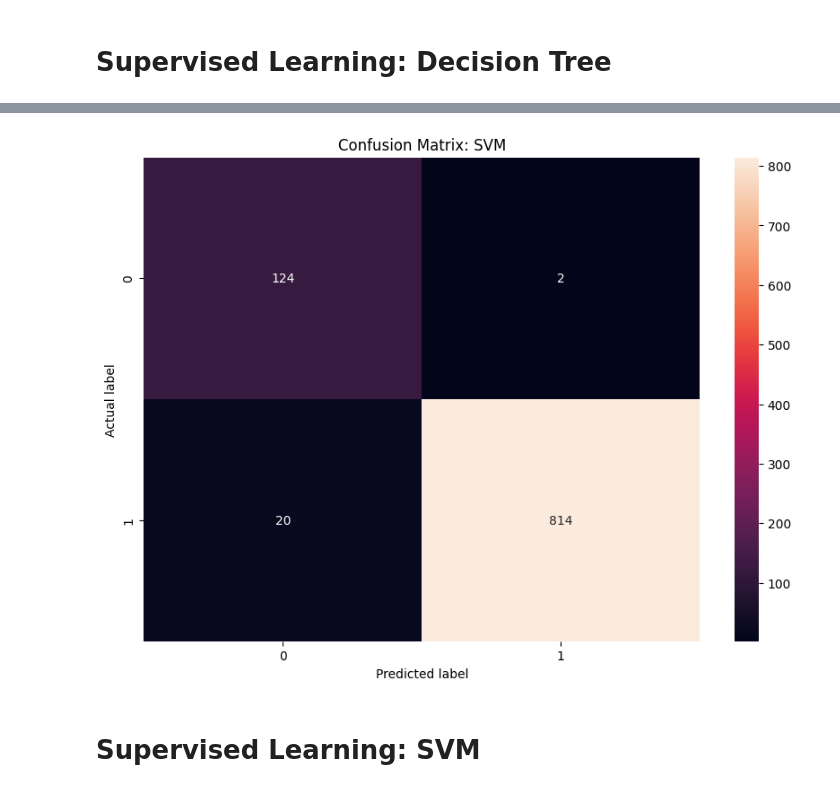
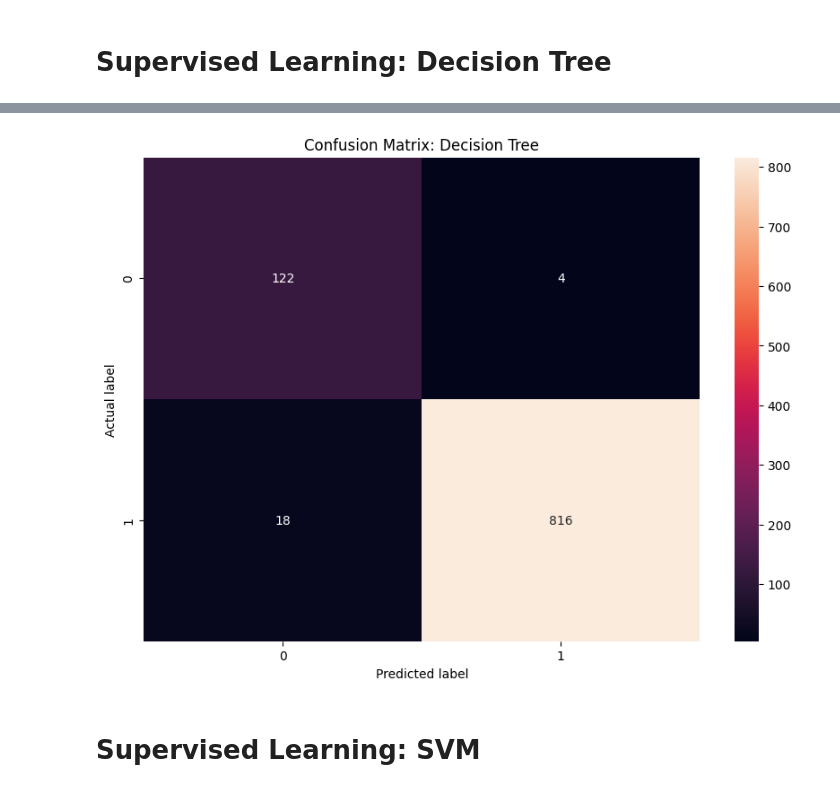
Before and after one commit to ernlavr/dataMining_finalAssignment, a Jupyter notebook: src/ml/sl.ipynb, the cells around one changed output, grey strips where cells are left out. Cells and saved outputs as stored; diff of their text form; code cells hidden in the pictures.

Commit message:
Move plot

```diff
--- a/src/ml/sl.ipynb
+++ b/src/ml/sl.ipynb
@@ -47,13 +47,13 @@ weighted avg       0.98      0.98      0.98       960
 # %%
 conf_matrix = confusion_matrix(labels_test, dt_predictions)
 plt.figure(figsize=(10, 7))
 sns.heatmap(conf_matrix, annot=True, fmt="g")
-plt.title("Confusion Matrix: SVM")
+plt.title("Confusion Matrix: Decision Tree")
 plt.ylabel('Actual label')
 plt.xlabel('Predicted label')
 plt.show()
 # %% [output]
-[figure, old version]
+[figure, new version]
 # %% [markdown]
 # Supervised Learning: SVM
 # %%
```
Also changed, not shown: parts of 4 cells of this notebook.
